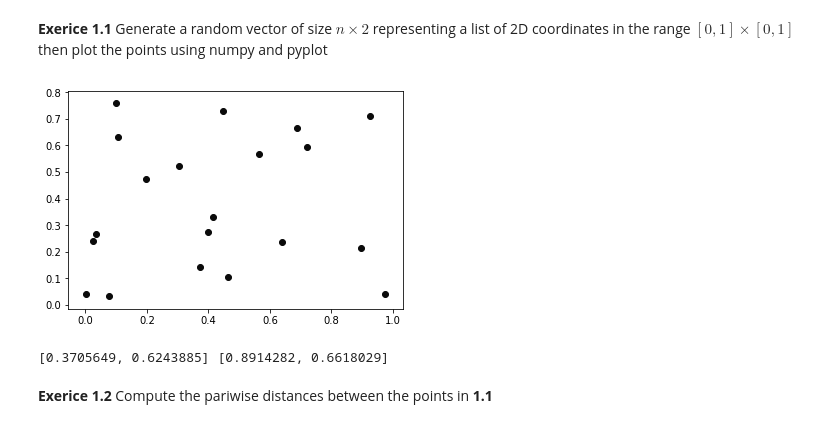
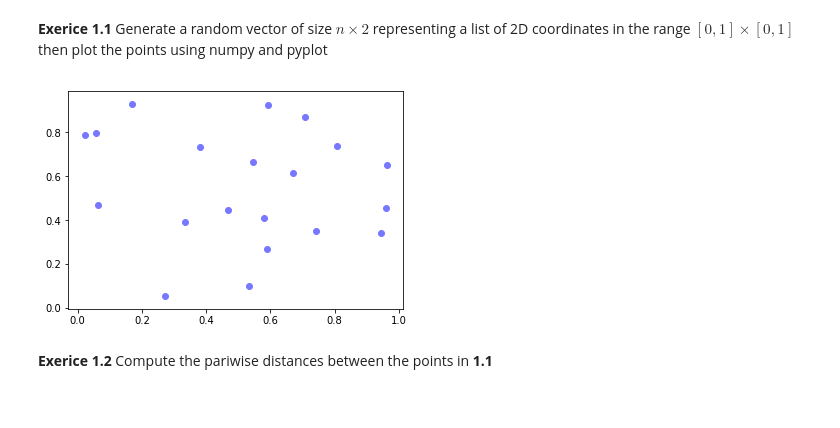
Before and after one commit to WaleedHashmi/Intro-to-Machine-Learning, a Jupyter notebook: Programming/Programming1.ipynb, the cells around one changed output. Saved outputs shown, nothing was run; the diff lists cells and outputs as text; code cells hidden in the pictures.

```diff
--- a/Programming/Programming1.ipynb
+++ b/Programming/Programming1.ipynb
@@ -9,25 +9,26 @@ __Exerice 1.1__ Generate a random vector of size $n\times 2$ representing a list
 # %%
 import numpy as np
 import matplotlib.pyplot as plt
 import random
 
 acc = 10000000
 nVect = 20
 
-list_of_Vectors = []
-
-for i in range (nVect):
-    list_of_Vectors.append([float(random.randint (0,acc)/acc), float(random.randint (0,acc)/acc)])
+list_of_Vectors = np.zeros((nVect,2))
 
 
 for v in list_of_Vectors:
-    plt.scatter(v[0], v[1], color="#0a0a0a")
+    v[0] = np.random.rand(1)
+    v[1] = np.random.rand(1)
+
+# print (list_of_Vectors)
+
+
+for v in list_of_Vectors:
+    plt.scatter(v[0], v[1], color="#7777ff")
 plt.show()
-
-print (v1,v2)
 # %% [output]
-[figure, old version]
+[figure, new version]
-[0.3705649, 0.6243885] [0.8914282, 0.6618029]
 # %% [markdown]
 __Exerice 1.2__ Compute the pariwise distances between the points in __1.1__
 # %%
```
Also changed, not shown: parts of 8 cells of this notebook.
